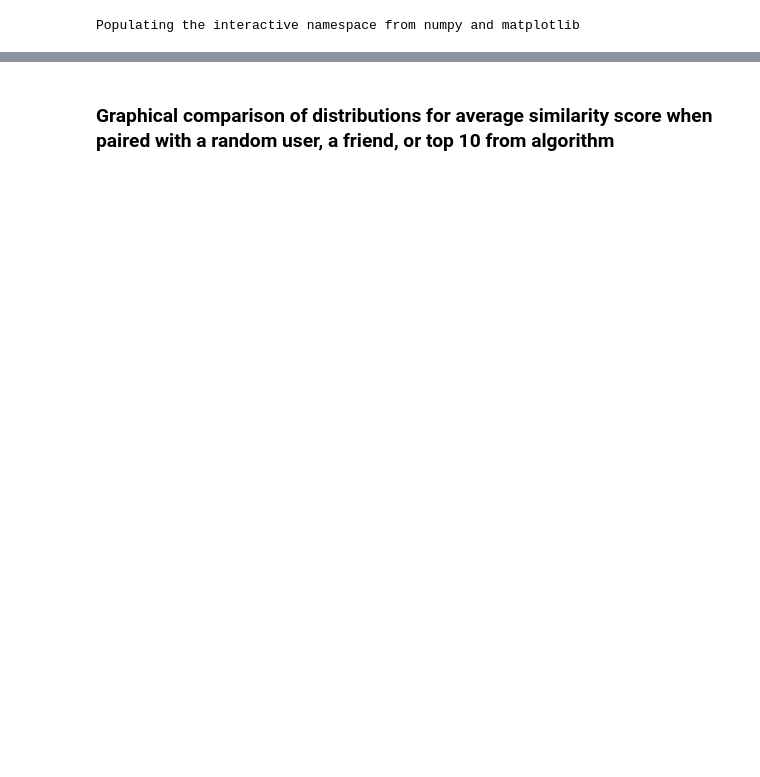
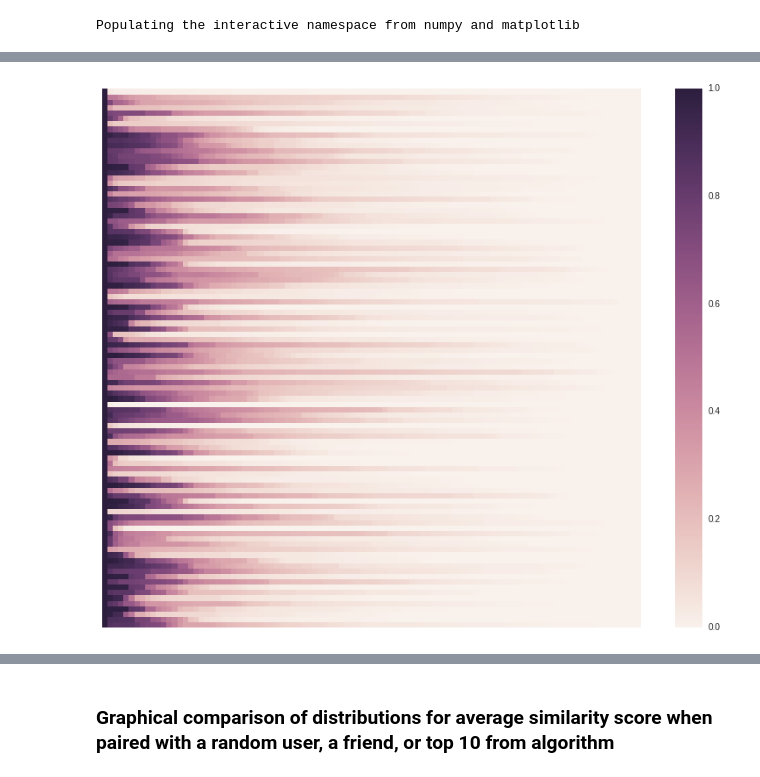
Before and after one commit to mjhines/LookingForPlayers, a Jupyter notebook: UserMatching_Validation.ipynb, the cells around one changed output, grey strips where cells are left out. Drawn from its saved outputs; the diff is of its cells as text; code cells hidden in the pictures; blank space fills up the shorter version.

```diff
--- a/UserMatching_Validation.ipynb
+++ b/UserMatching_Validation.ipynb
@@ -36,0 +78,9 @@ for user in randomUserTestSet:
+# %%
+# Sort each row so that the first column has each users highest match
+sortedScores = [sorted(m,reverse=True) for m in matchedScores]
+
+plt.figure(figsize=(14,11))
+sns.heatmap(sortedScores, vmax=1.0, linewidths=0, square=True)
+plt.tick_params(bottom='on',left='on',labelbottom='off',labelleft='off')
+# %% [output]
+[figure, added]
```
Also changed, not shown: parts of 65 cells of this notebook, 1 other file.
